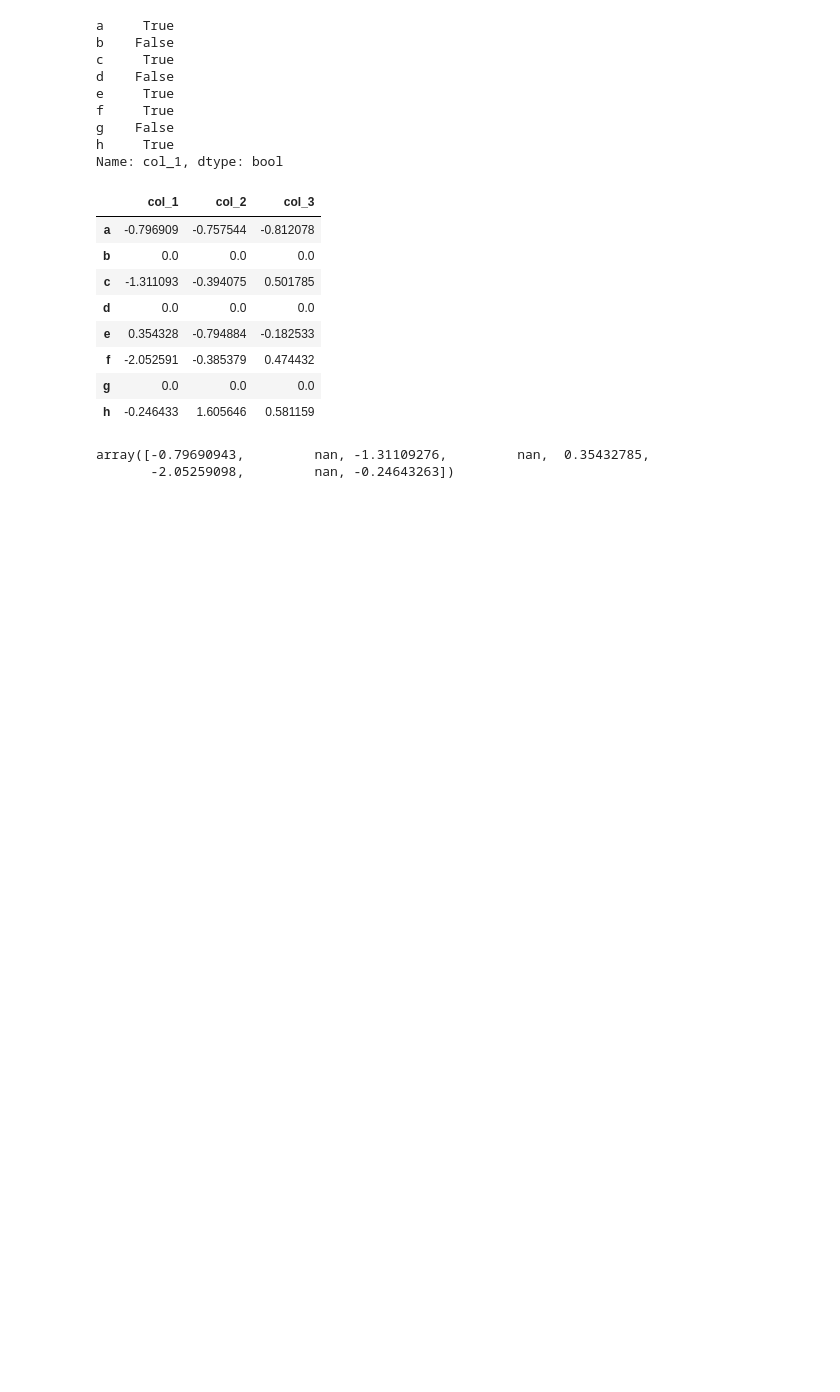
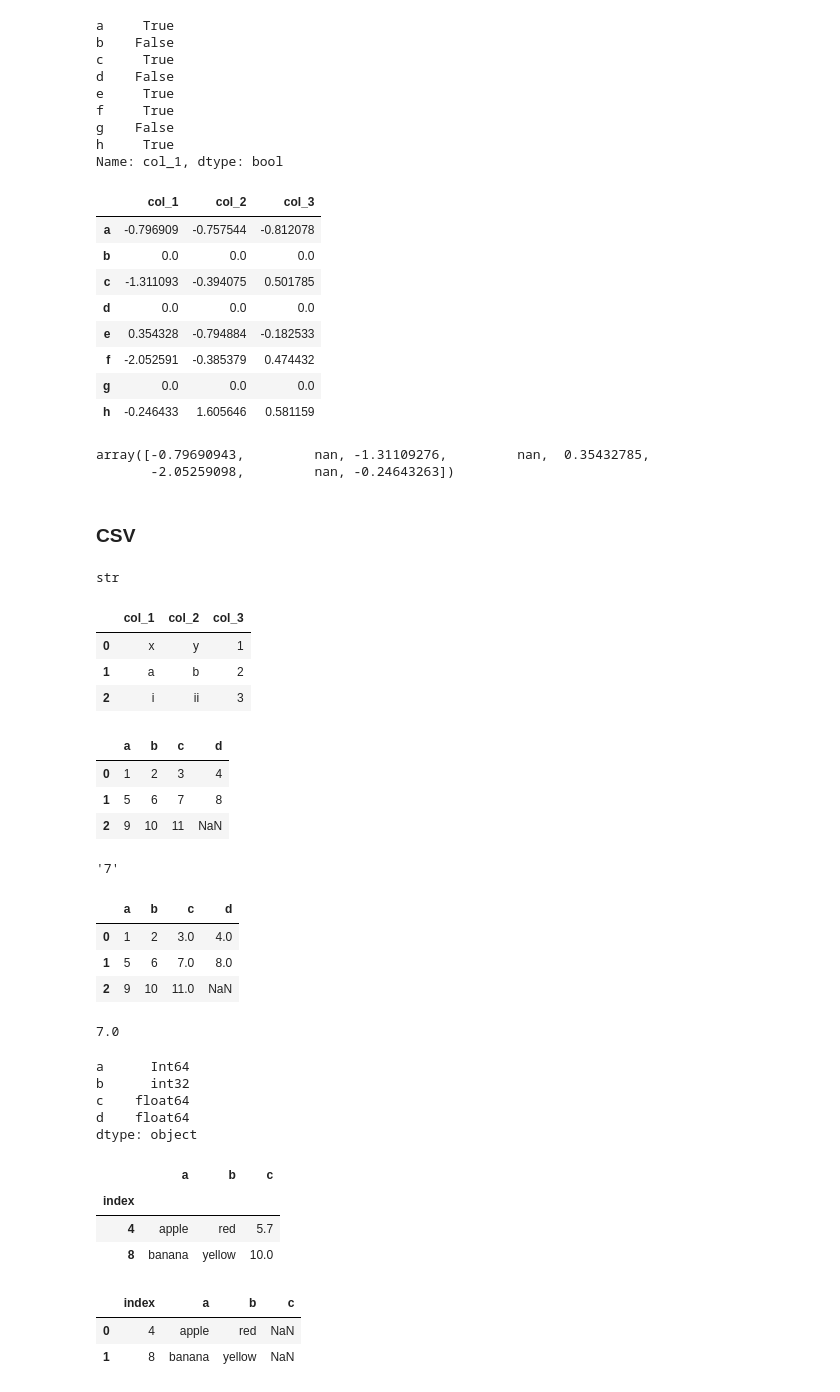
Before and after one commit to SoumyadiptaKar/Machine-Learning-30-days-Challenge, a Jupyter notebook: Python Basics/4. Introduction to Pandas.ipynb, the cells around one changed output. Cells and saved outputs as stored; diff of their text form; code cells hidden in the pictures; blank space fills up the shorter version.

```diff
--- a/Python Basics/4. Introduction to Pandas.ipynb
+++ b/Python Basics/4. Introduction to Pandas.ipynb
@@ -259,3 +259,5 @@ df2['col_1'].values
 # %% [output]
 array([-0.79690943,         nan, -1.31109276,         nan,  0.35432785,
        -2.05259098,         nan, -0.24643263])
+# %% [markdown]
+### CSV
@@ -261,0 +271,11 @@ array([-0.79690943,         nan, -1.31109276,         nan,  0.35432785,
+# %%
+type(data)
+# %% [output]
+str
+# %%
+pd.read_csv(StringIO(data))
+# %% [output]
+|  | col_1 | col_2 | col_3 |
+| 0 | x | y | 1 |
+| 1 | a | b | 2 |
+| 2 | i | ii | 3 |
@@ -261,0 +287,18 @@ array([-0.79690943,         nan, -1.31109276,         nan,  0.35432785,
+# %%
+data = ('a,b,c,d\n'
+            '1,2,3,4\n'
+            '5,6,7,8\n'
+            '9,10,11')
+# %%
+df=pd.read_csv(StringIO(data),dtype=object)
+# %%
+df
+# %% [output]
+|  | a | b | c | d |
+| 0 | 1 | 2 | 3 | 4 |
+| 1 | 5 | 6 | 7 | 8 |
+| 2 | 9 | 10 | 11 | NaN |
+# %%
+df['c'][1]
+# %% [output]
+'7'
@@ -261,0 +307,19 @@ array([-0.79690943,         nan, -1.31109276,         nan,  0.35432785,
+# %%
+df
+# %% [output]
+|  | a | b | c | d |
+| 0 | 1 | 2 | 3.0 | 4.0 |
+| 1 | 5 | 6 | 7.0 | 8.0 |
+| 2 | 9 | 10 | 11.0 | NaN |
+# %%
+df['c'][1]
+# %% [output]
+7.0
+# %%
+df.dtypes
+# %% [output]
+a      Int64
+b      int32
+c    float64
+d    float64
+dtype: object
@@ -261,0 +331,7 @@ array([-0.79690943,         nan, -1.31109276,         nan,  0.35432785,
+# %%
+pd.read_csv(StringIO(data),index_col=0)
+# %% [output]
+|  | a | b | c |
+| index |  |  |  |
+| 4 | apple | red | 5.7 |
+| 8 | banana | yellow | 10.0 |
@@ -261,0 +342,6 @@ array([-0.79690943,         nan, -1.31109276,         nan,  0.35432785,
+# %%
+pd.read_csv(StringIO(data))
+# %% [output]
+|  | index | a | b | c |
+| 0 | 4 | apple | red | NaN |
+| 1 | 8 | banana | yellow | NaN |
```
Also changed, not shown: parts of 7 cells of this notebook, 4 other files.
